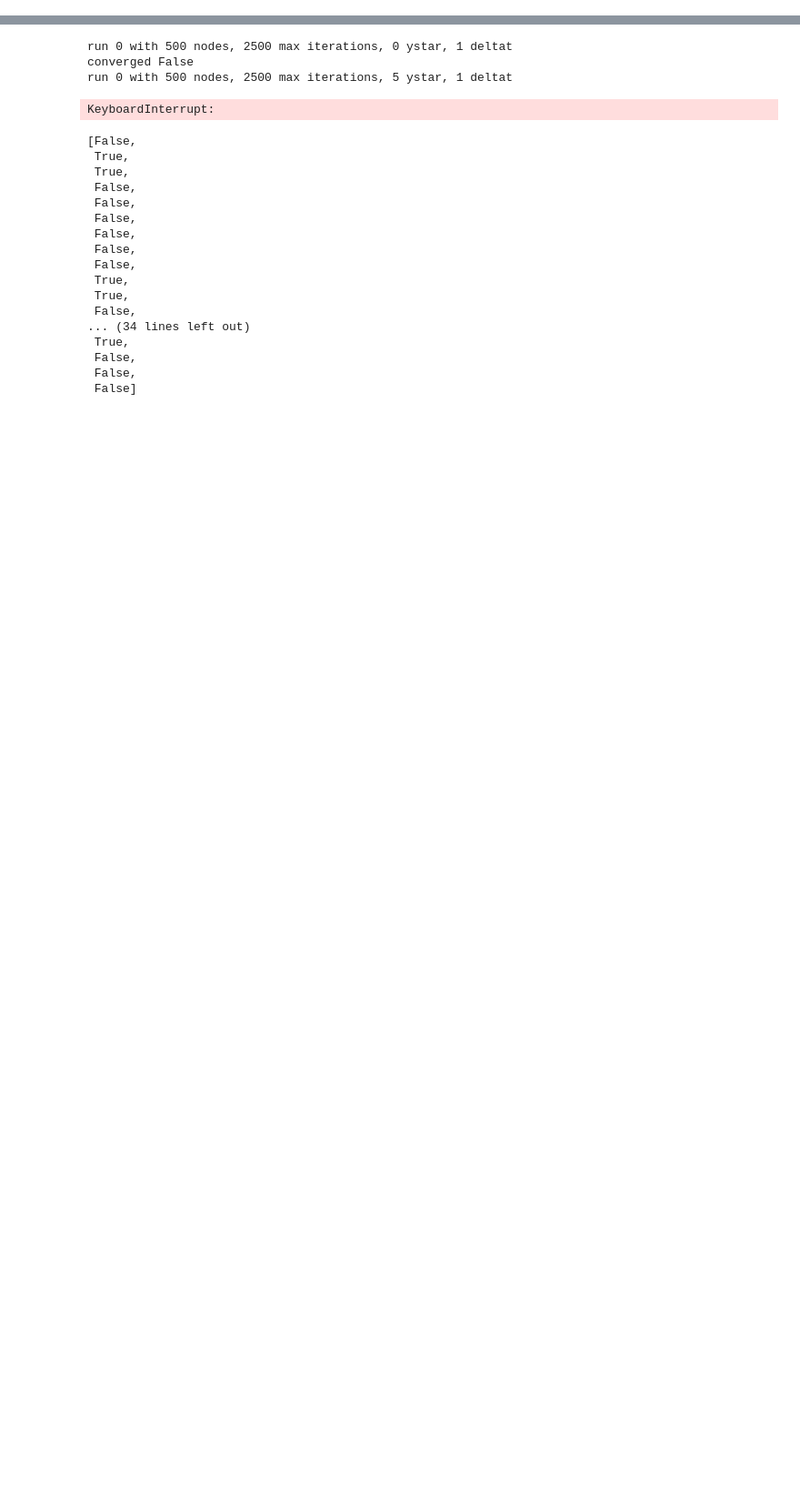
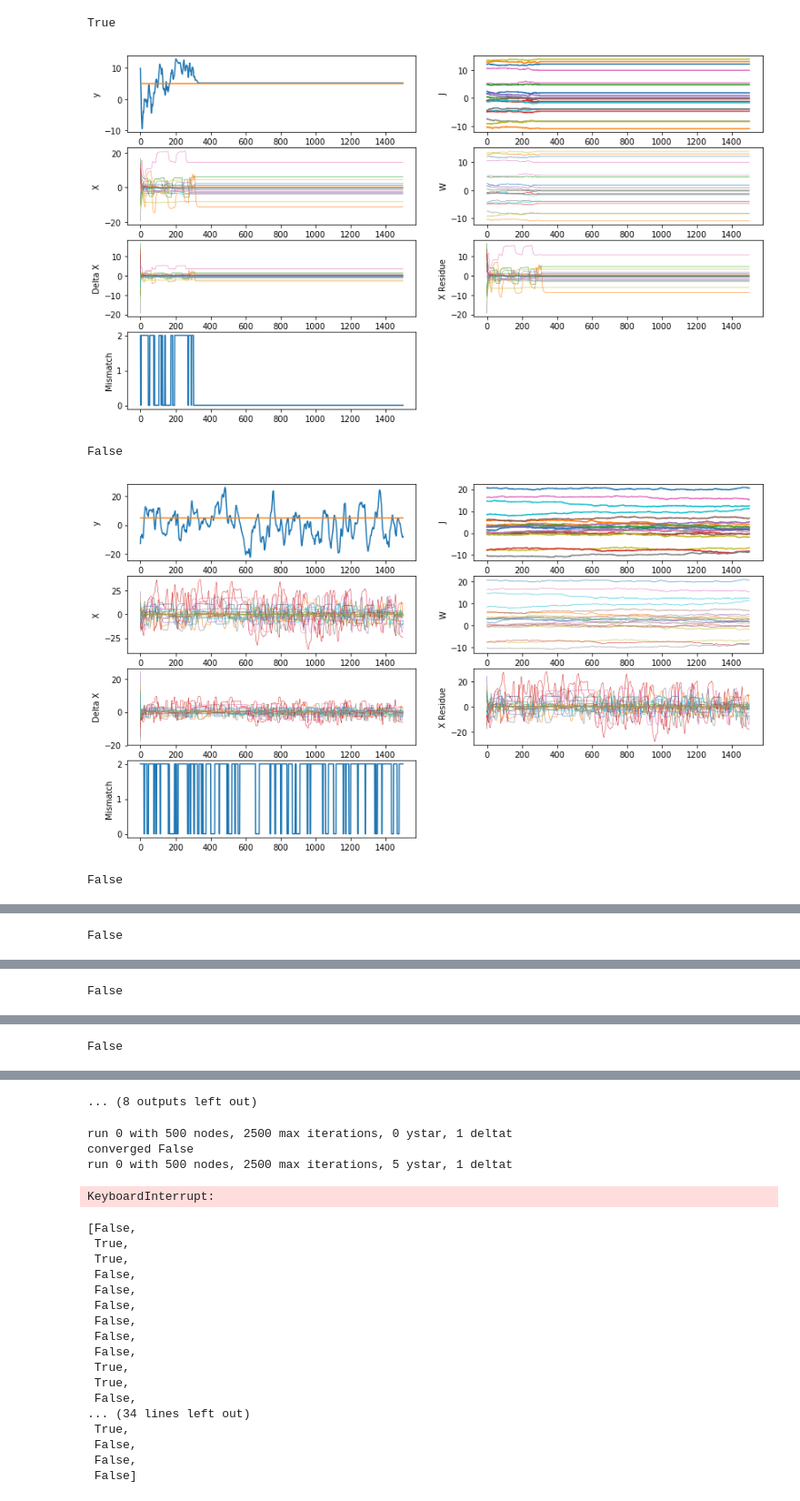
Before and after one commit to oricel/giro, a Jupyter notebook: Patch.ipynb, the cells around one changed output, grey strips where cells are left out. Shown at 91% size. Cells and saved outputs as stored; diff of their text form; code cells hidden in the pictures; blank space fills up the shorter version.

```diff
--- a/Patch.ipynb
+++ b/Patch.ipynb
@@ -28,0 +29,10 @@ walk.plot(n=20)
+# %%
+N = 500
+alphalist = [0.5,1.0, 1.5,1.8]
+betalist = [1.5,2.0,2.4,3.0]
+for a in alphalist:
+    for b in betalist:
+        cell = randomcell.Cell(N, alpha=a, beta=b)
+        print "a: " + str(a) + "; b: " + str(b) + "; k=" + str(100/cell.K)
+
+#walk = randomcell.Walk(cell, max_iter=500, ystar=5)
@@ -28,0 +56,16 @@ walk.plot(n=20)
+# %%
+N = 500
+#cell = randomcell.Cell(N, alpha = 0.5, beta=1.5)
+walk = randomcell.Walk(cell, max_iter=1500, ystar=5)
+for i in range(0,10):
+    cell = randomcell.Cell(N, alpha = 1.1, beta=2.2)
+    #cell = randomcell.Cell(N, alpha = 1.8, beta=3)
+    walk = randomcell.Walk(cell, max_iter=1500, ystar=5, deltat=4)
+    print walk.converging
+    walk.plot(n=20)
+# %% [output]
+True
+[figure, added]
+False
+[figure, added]
+False
@@ -28,0 +73 @@ walk.plot(n=20)
+False
@@ -28,0 +75 @@ walk.plot(n=20)
+False
@@ -28,0 +77 @@ walk.plot(n=20)
+False
@@ -28,0 +79 @@ walk.plot(n=20)
+... (8 outputs left out)
```
Also changed, not shown: parts of 4 cells of this notebook.
